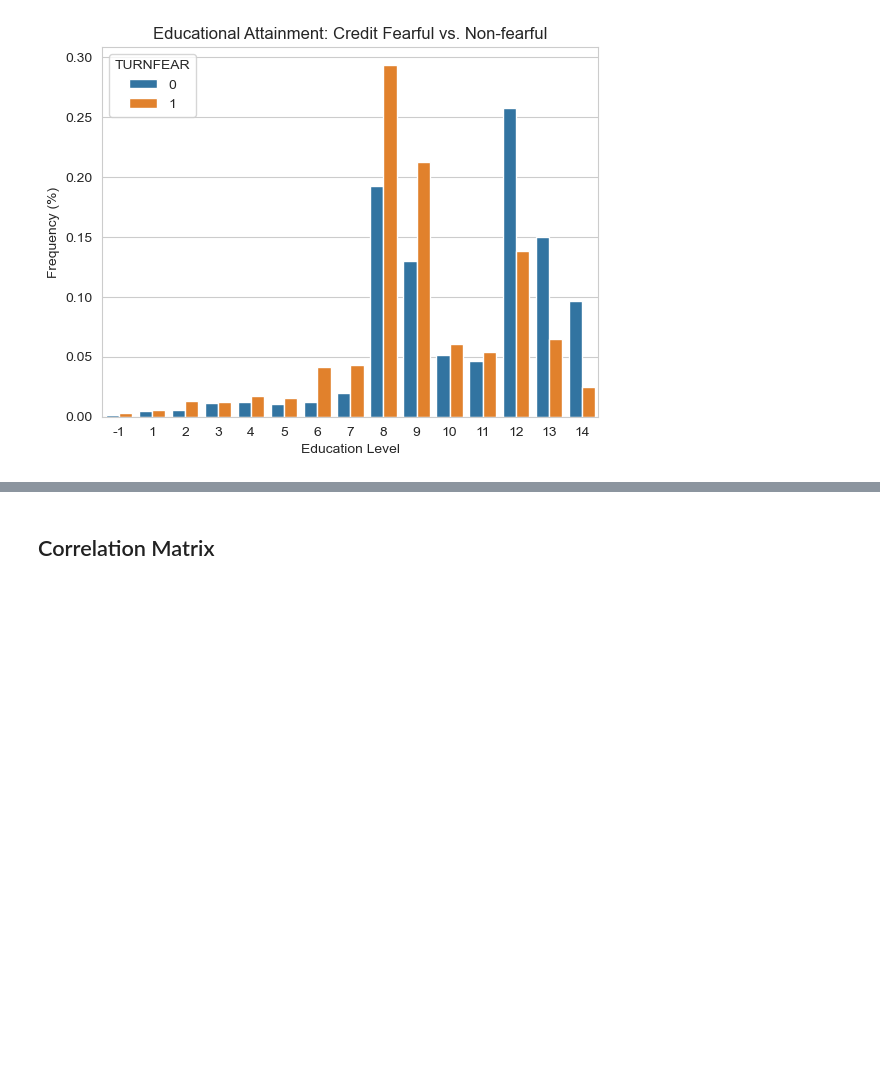
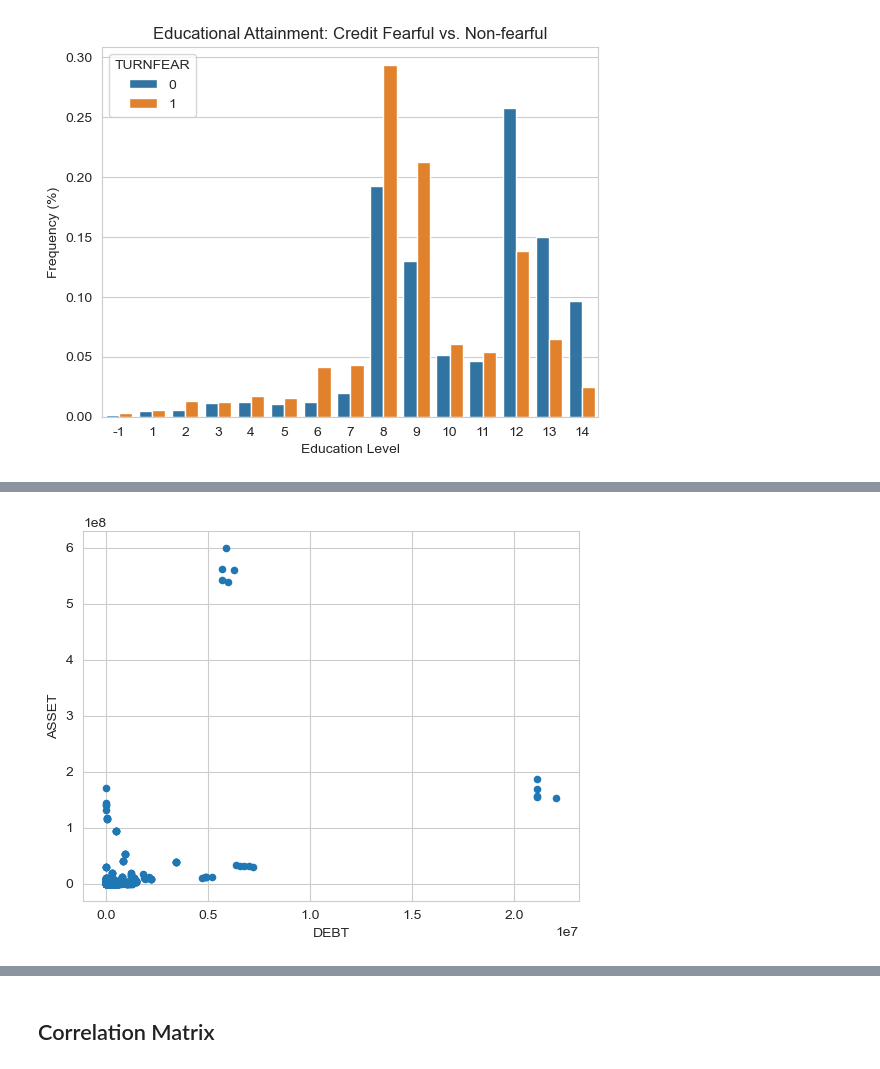
Before and after one commit to Johnnysnipes90/credit-fear-clustering, a Jupyter notebook: notebook.ipynb, the cells around one changed output, grey strips where cells are left out. Saved outputs shown, nothing was run; the diff lists cells and outputs as text; code cells hidden in the pictures; blank space fills up the shorter version.

```diff
--- a/notebook.ipynb
+++ b/notebook.ipynb
@@ -256,0 +266,5 @@ plt.title("Educational Attainment: Credit Fearful vs. Non-fearful");
+# %%
+# Create scatter plot of ASSET vs DEBT, df
+df_fear.plot.scatter(x = 'DEBT', y = 'ASSET');
+# %% [output]
+[figure, added]
```
Also changed, not shown: parts of 4 cells of this notebook.
